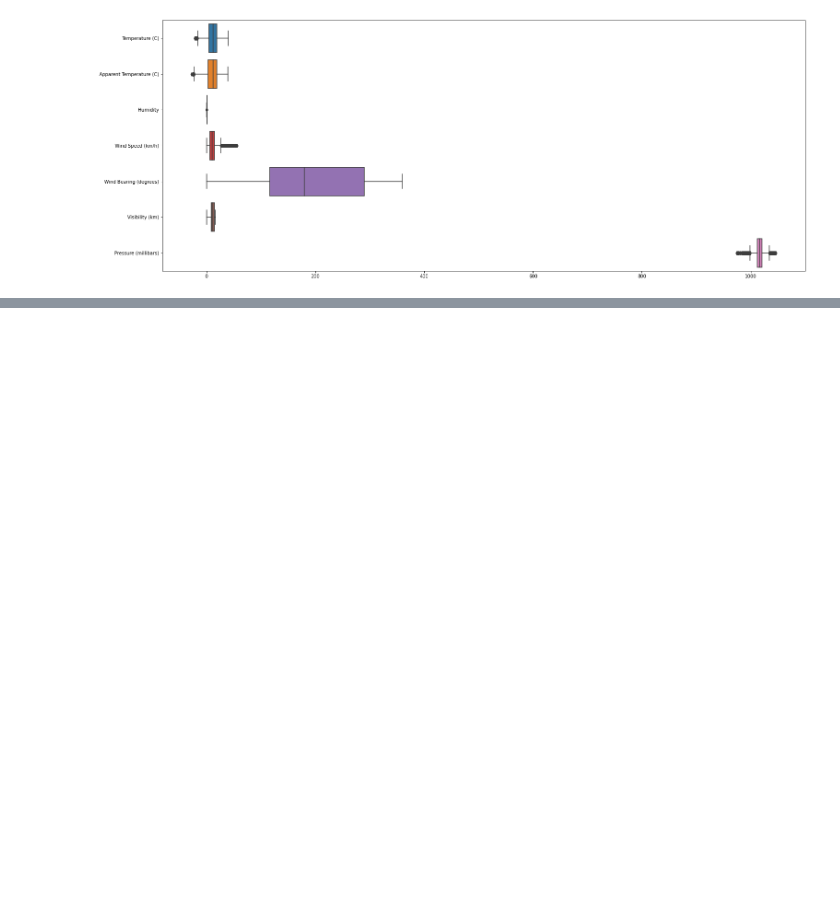
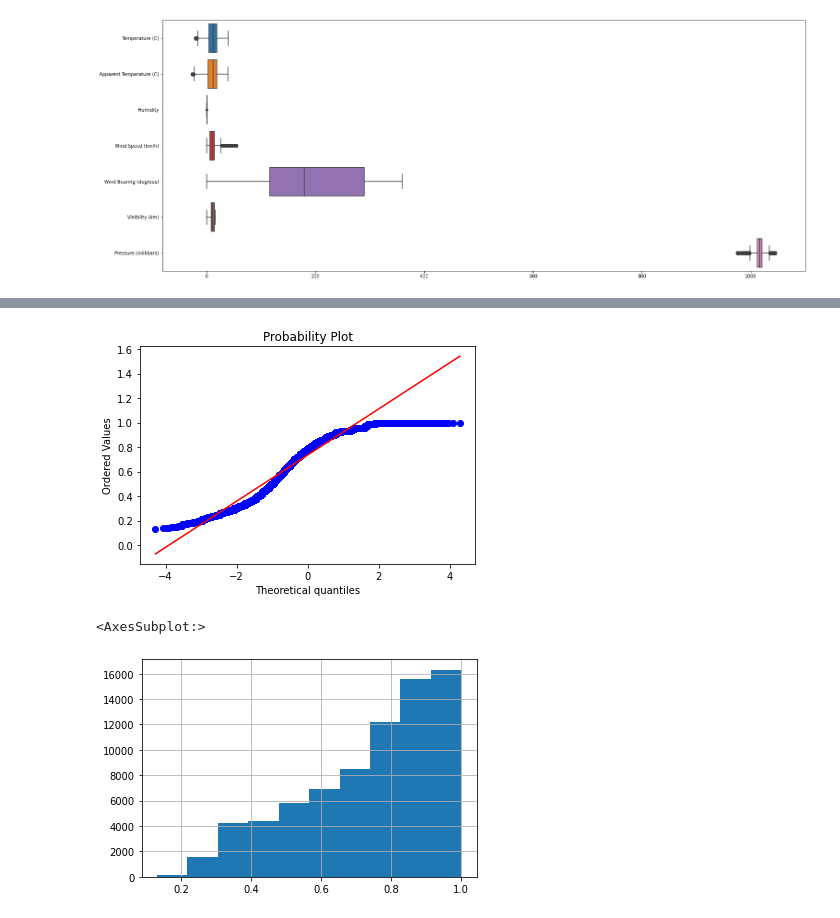
Before and after one commit to jasmeen848/temperature-prediction-model, a Jupyter notebook: TemperaturePredictionRegression.ipynb, the cells around one changed output, grey strips where cells are left out. Cells and saved outputs as stored; diff of their text form; code cells hidden in the pictures; blank space fills up the shorter version.

```diff
--- a/TemperaturePredictionRegression.ipynb
+++ b/TemperaturePredictionRegression.ipynb
@@ -385,0 +471,9 @@ sns.boxplot(data=new_weather_df, orient='h', ax=ax)
+# %%
+# Humidity - Training
+stats.probplot(X_train['Humidity'], dist="norm", plot=plt)
+plt.show()
+X_train['Humidity'].hist()
+# %% [output]
+[figure, added]
+<AxesSubplot:>
+[figure, added]
```
Also changed, not shown: parts of 35 cells of this notebook.
